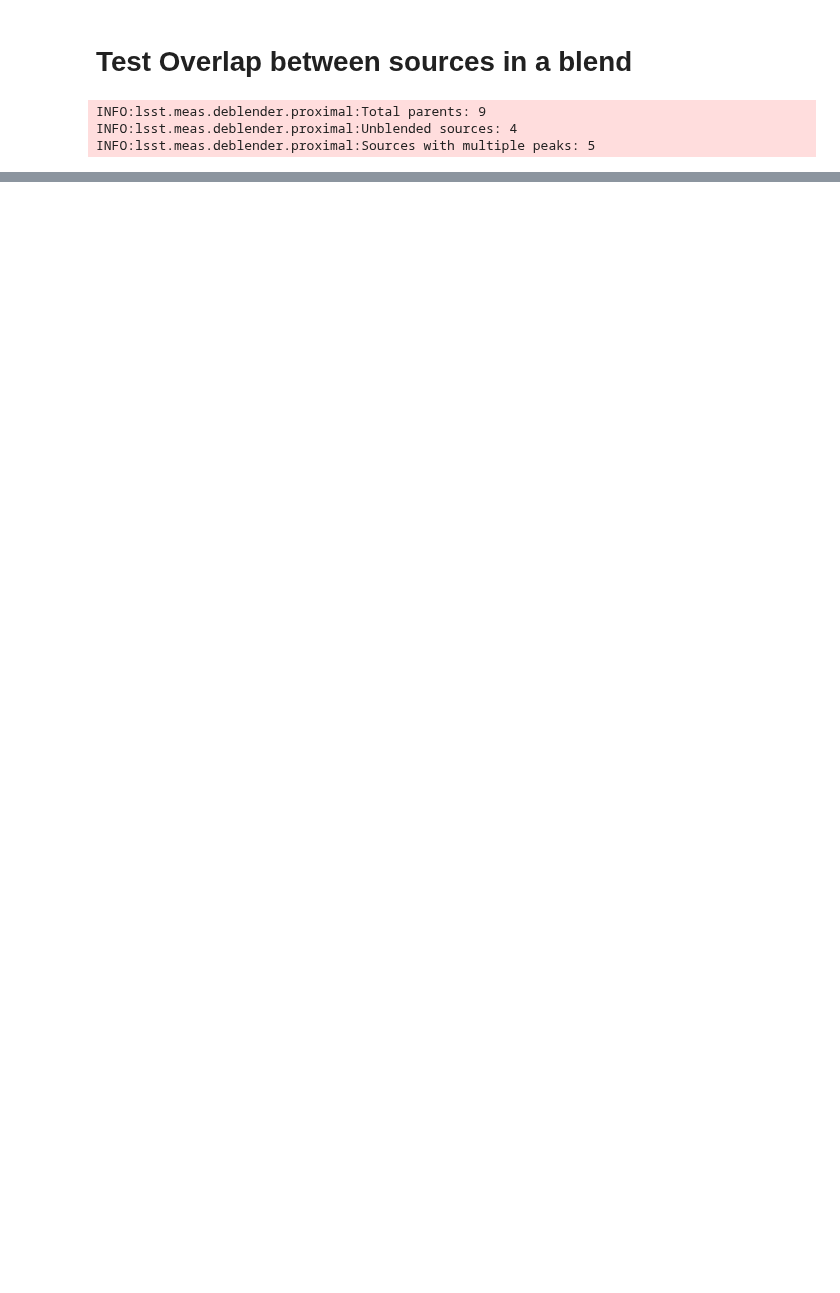
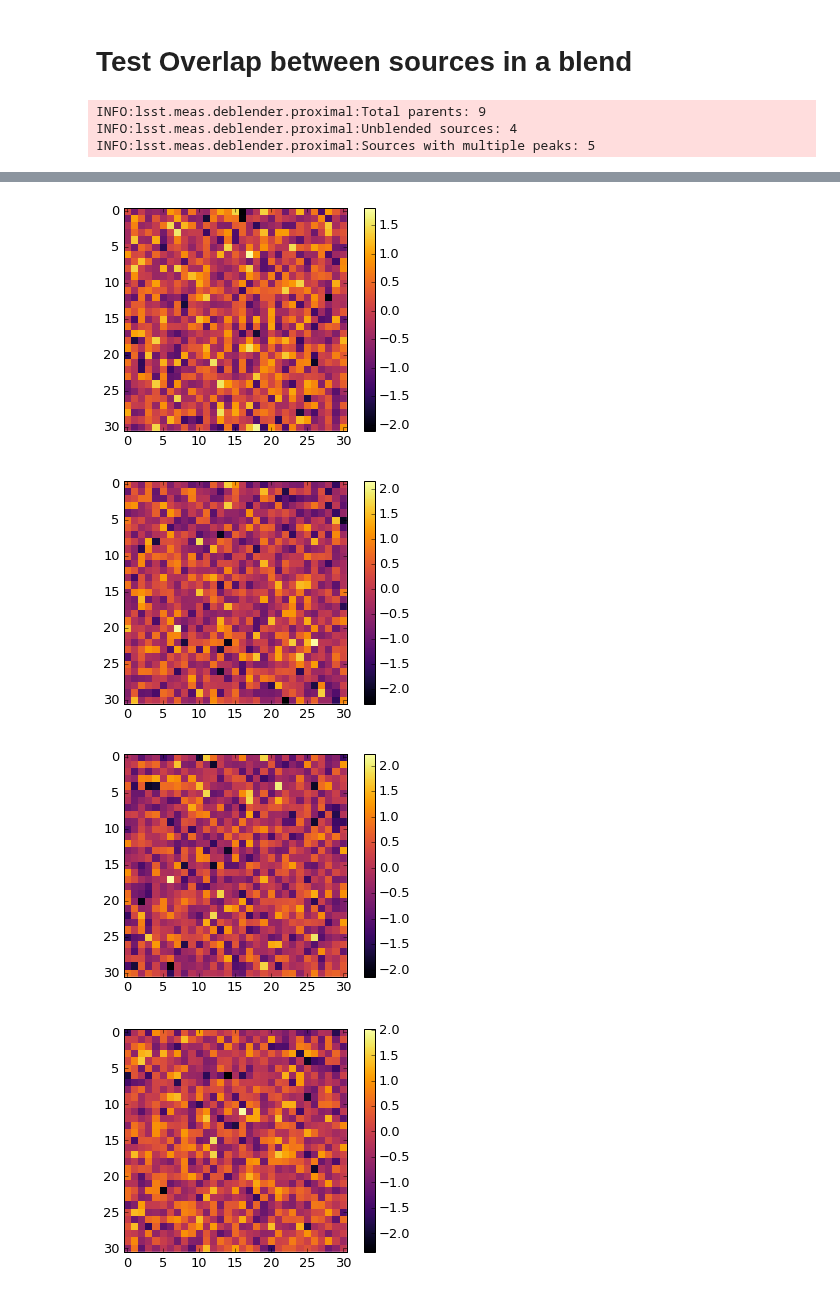
Before and after one commit to lsst/meas_deblender, a Jupyter notebook: examples/testSingleSim.ipynb, the cells around one changed output, grey strips where cells are left out. Saved outputs shown, nothing was run; the diff lists cells and outputs as text; code cells hidden in the pictures; blank space fills up the shorter version.

```diff
--- a/examples/testSingleSim.ipynb
+++ b/examples/testSingleSim.ipynb
@@ -144,0 +129,11 @@ display.plotColorImage(glmm2.model);
+# %%
+diff = glmm.model - glmm.data
+for fidx, f in enumerate(filters):
+    plt.imshow(diff[fidx])
+    plt.colorbar()
+    plt.show()
+# %% [output]
+[figure, added]
+[figure, added]
+[figure, added]
+[figure, added]
```
Also changed, not shown: parts of 20 cells of this notebook, 4 other files.
